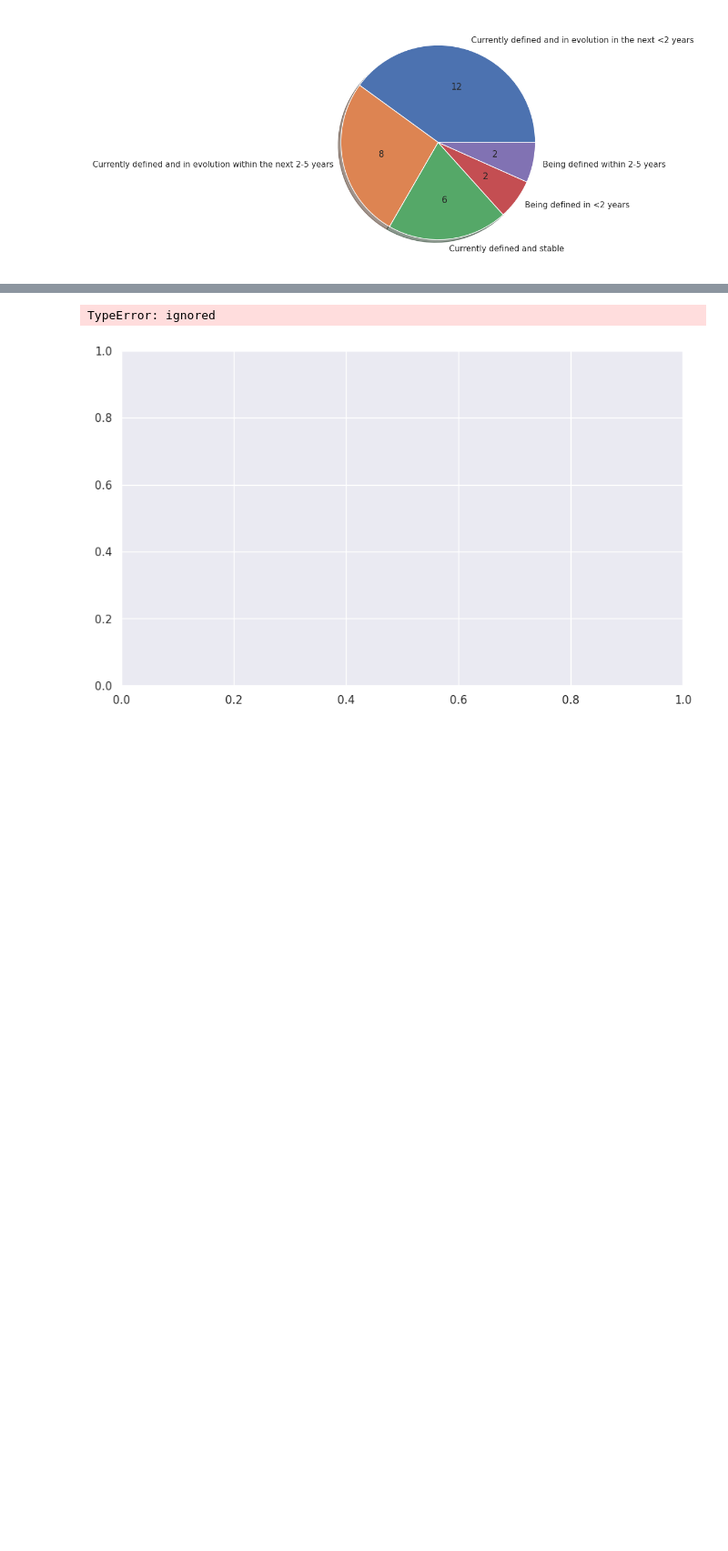
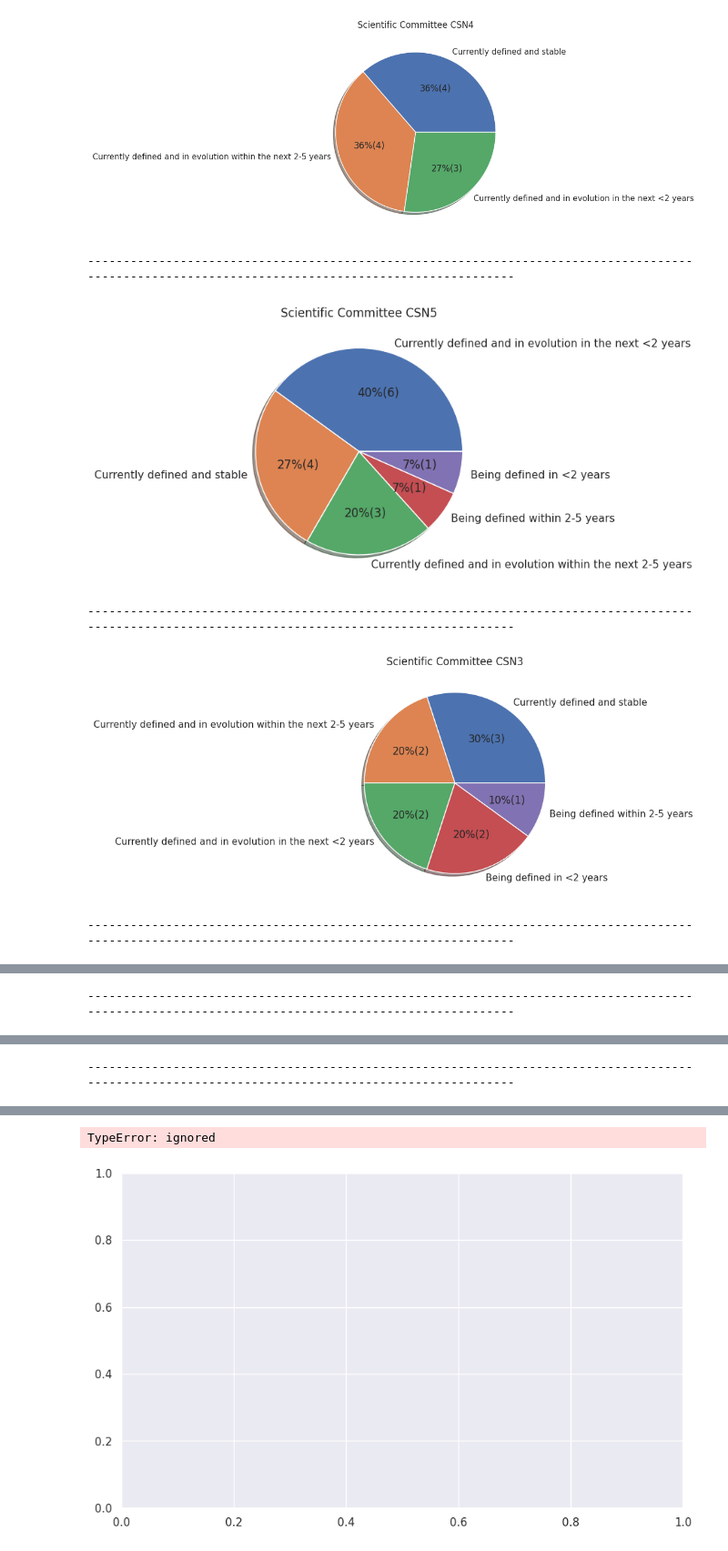
Before and after one commit to gmazzitelli/GSN2, a Jupyter notebook: IFNFCM.ipynb, the cells around one changed output, grey strips where cells are left out. Shown at 91% size. Saved outputs shown, nothing was run; the diff lists cells and outputs as text; code cells hidden in the pictures; blank space fills up the shorter version.

```diff
--- a/IFNFCM.ipynb
+++ b/IFNFCM.ipynb
@@ -18,10 +18,8 @@ def panda_from_gspreadsheet(key, sheet_name='Sheet1', header=0):
       key=key, sheet_name=sheet_name.replace(' ', '%20'))
   return pd.read_csv(url, header=header)
 
-#https://docs.google.com/spreadsheets/d/1MWRb1xbkpZOmUBLCLaC9ud4htvPEWYC7F8IuTt84YBg/
-#  https://docs.google.com/spreadsheets/d/1bPAhcjzy2BQFaGO2-I3_XsZSpZ0060jcwqIyuPkxR2w/edit?usp=sharing
-# pd =  panda_from_gspreadsheet('1MWRb1xbkpZOmUBLCLaC9ud4htvPEWYC7F8IuTt84YBg', sheet_name='Sheet1')
-pd =  panda_from_gspreadsheet('1bPAhcjzy2BQFaGO2-I3_XsZSpZ0060jcwqIyuPkxR2w', sheet_name='Sheet1')
+# df =  panda_from_gspreadsheet('1MWRb1xbkpZOmUBLCLaC9ud4htvPEWYC7F8IuTt84YBg', sheet_name='Sheet1')
+df =  panda_from_gspreadsheet('1bPAhcjzy2BQFaGO2-I3_XsZSpZ0060jcwqIyuPkxR2w', sheet_name='Sheet1')
 
 def Exp(x, p0, p1): # negative exponential
   import numpy as np
@@ -59,9 +51,11 @@ pd[pd["Scientific Committee"]=="CSN1"]
 # %%
-fig, ax = plt.subplots(figsize=(6,6))
+fig, ax = plt.subplots(figsize=(5,5))
 colors = ["g", "w", "k", "y", "c"]
 explode = [0, 0.1, 0, 0, 0]
-elements = len(pd["Scientific Committee"])
-pd.value_counts(pd["Scientific Committee"]).plot(kind='pie', autopct=lambda x: '{:.0f}'.format(x*elements/100), label="",
+what = "Scientific Committee"
+elements = len(df[what])
+pd.value_counts(df[what]).plot(kind='pie', autopct=lambda x: '{:.0f}%({:.0f})'.format(x, x*elements/100), label="",
                                      shadow=True, explode=explode)
+plt.title(what)
 plt.show()
 # %% [output]
@@ -69,3 +62,0 @@ plt.show()
-# %%
-data = pd[(pd["Scientific Committee"]=="CSN2") & (pd["Computing model evolution"]=="Currently defined and stable")]["CPU - total amount (I)"]
-data
@@ -110,14 +63,23 @@ Name: Experiment or project/initiative, dtype: object
 # %%
-fig, ax = plt.subplots(figsize=(6,6))
+fig, ax = plt.subplots(figsize=(5,5))
 colors = ["g", "w", "k", "y", "c"]
 #explode = [0, 0.1, 0, 0, 0]
-#data = pd[(pd["Scientific Committee"]=="CSN4") & (pd["Computing model evolution"]=="Currently defined and stable")]["CPU - total amount (I)"]
-#data = pd[((pd["Scientific Committee"]=="CSN1") | (pd["Scientific Committee"]=="CSN2") | (pd["Scientific Committee"]=="CSN3")) & (pd["Computing model evolution"]=="Currently defined and stable")]["CPU - total amount (I)"]
-#data = pd[((pd["Scientific Committee"]=="CSN1") | (pd["Scientific Committee"]=="CSN2") | (pd["Scientific Committee"]=="CSN3")) & (pd["Computing model evolution"]=="Currently defined and stable")]["Storage - size (I)"]
-data = pd[(pd["Scientific Committee"]=="CSN2")]["Computing model evolution"]
-elements = len(data)
-pd.value_counts(data).plot(kind='pie', autopct=lambda x: '{:.0f}'.format(x*elements/100), label="",
-                                     shadow=True)#, explode=explode)
-plt.show()
+#data = df[(df["Scientific Committee"]=="CSN4") & (df["Computing model evolution"]=="Currently defined and stable")]["CPU - total amount (I)"]
+#data = df[((df["Scientific Committee"]=="CSN1") | (df["Scientific Committee"]=="CSN2") | (df["Scientific Committee"]=="CSN3")) & (df["Computing model evolution"]=="Currently defined and stable")]["CPU - total amount (I)"]
+#data = df[((df["Scientific Committee"]=="CSN1") | (df["Scientific Committee"]=="CSN2") | (df["Scientific Committee"]=="CSN3")) & (df["Computing model evolution"]=="Currently defined and stable")]["Storage - size (I)"]
+what = "Scientific Committee"
+CSN = pd.unique(df[what])
+for i, csn in enumerate(CSN):
+  data = df[(df[what]==csn)]["Computing model evolution"]
+  elements = len(data)
+  pd.value_counts(data).plot(kind='pie', autopct=lambda x: '{:.0f}%({:.0f})'.format(x, x*elements/100), label="", shadow=True)
+  plt.title(what+" "+csn)
+  plt.show()
+  print("-------------------------------------------------------------------------------------------------------------------------------------------------")
 # %% [output]
-[figure, old version]
+[figure, new version]
+-------------------------------------------------------------------------------------------------------------------------------------------------
+[figure, added]
+-------------------------------------------------------------------------------------------------------------------------------------------------
+[figure, added]
+-------------------------------------------------------------------------------------------------------------------------------------------------
@@ -123,0 +87 @@ plt.show()
+-------------------------------------------------------------------------------------------------------------------------------------------------
@@ -124 +89,2 @@ plt.show()
+-------------------------------------------------------------------------------------------------------------------------------------------------
 # %%
```
Also changed, not shown: parts of 60 cells of this notebook.
